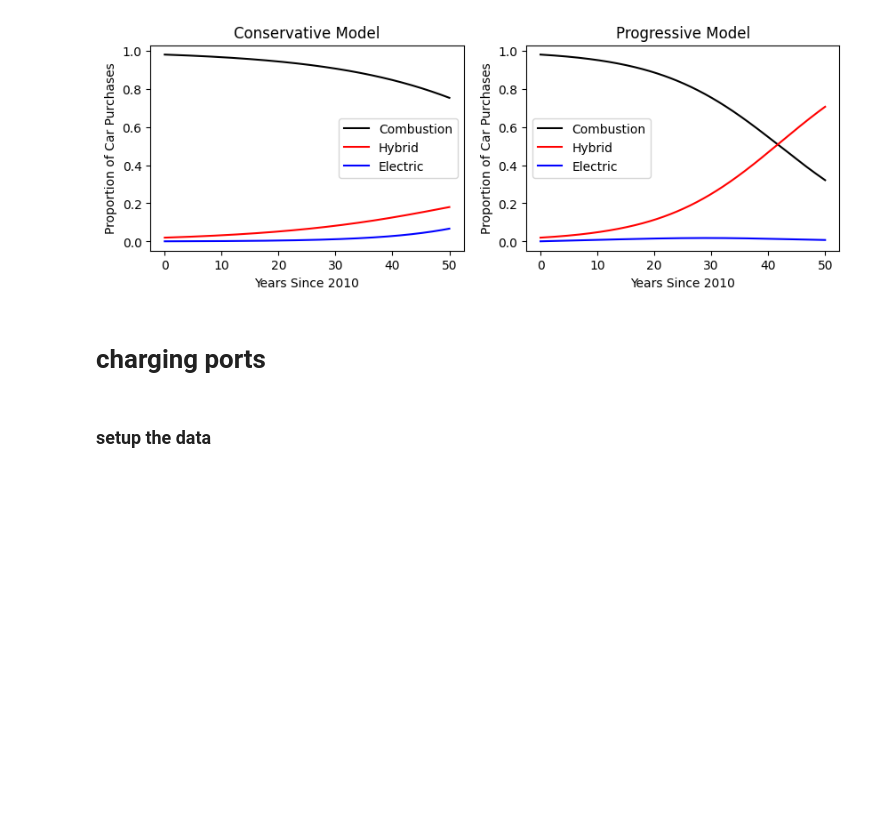
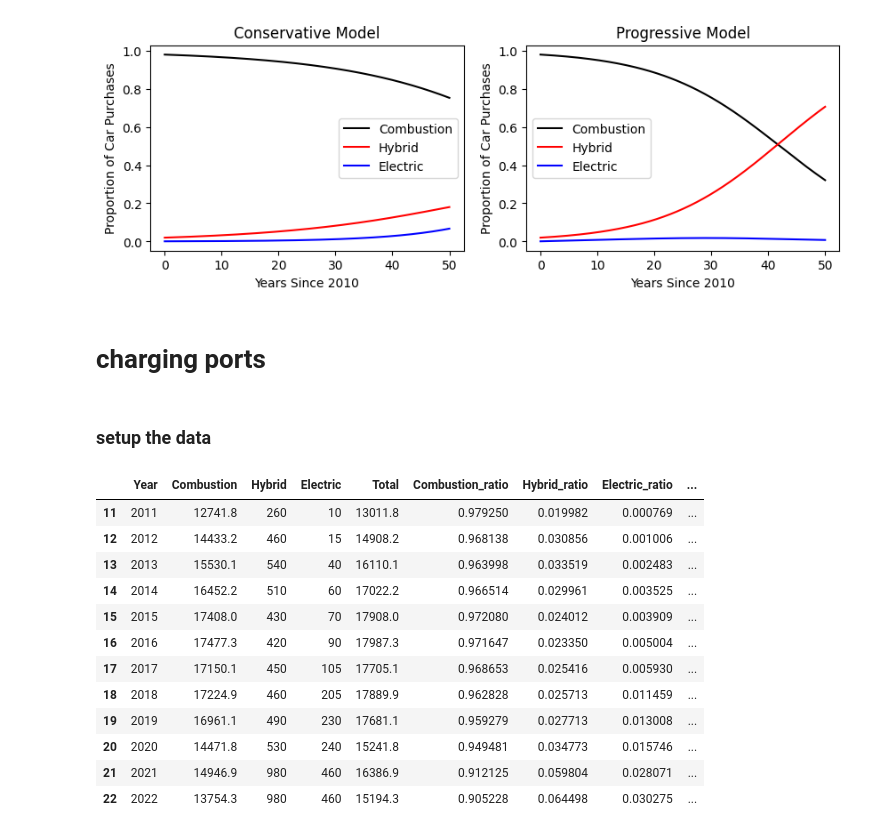
Before and after one commit to binDebug3/EVAdoption, a Jupyter notebook: ev_adoption_final.ipynb, the cells around one changed output. Drawn from its saved outputs; the diff is of its cells as text; code cells hidden in the pictures; blank space fills up the shorter version.

Commit message:
added charging ports stuff

```diff
--- a/ev_adoption_final.ipynb
+++ b/ev_adoption_final.ipynb
@@ -89,12 +91,36 @@ plt.show()
 # %%
 # load the charging data
 charging_df = pd.read_csv("data/charging.csv")
 
 # load the sales data
 sales_df = pd.read_csv("data/vehicle_sales_2000_2023.csv")
+
+# combine the charging stations data to the vehicle sales data based
+# on the year column
 sales_df = sales_df.merge(charging_df, on='Year', how='left')
+
+# since charging ports did not exist in the early years of sales, fill these with zeros
 sales_df['Charging Ports'] = sales_df['Charging Ports'].fillna(0).astype(float) / 1000
 sales_df['Station Locations'] = sales_df['Station Locations'].fillna(0).astype(float) / 1000
+
+# compute the station locations ratio
 sales_df['Station Locations Ratio'] = sales_df['Station Locations'] / sales_df['Total']
 
+# only consider years where there were electric vehicle sales and charging stations
 rel_sales_df = sales_df.loc[sales_df['Year'] >= 2011, :].copy()
+
+display(rel_sales_df)
+# %% [output]
+|  | Year | Combustion | Hybrid | Electric | Total | Combustion_ratio | Hybrid_ratio | Electric_ratio | ... |
+| 11 | 2011 | 12741.8 | 260 | 10 | 13011.8 | 0.979250 | 0.019982 | 0.000769 | ... |
+| 12 | 2012 | 14433.2 | 460 | 15 | 14908.2 | 0.968138 | 0.030856 | 0.001006 | ... |
+| 13 | 2013 | 15530.1 | 540 | 40 | 16110.1 | 0.963998 | 0.033519 | 0.002483 | ... |
+| 14 | 2014 | 16452.2 | 510 | 60 | 17022.2 | 0.966514 | 0.029961 | 0.003525 | ... |
+| 15 | 2015 | 17408.0 | 430 | 70 | 17908.0 | 0.972080 | 0.024012 | 0.003909 | ... |
+| 16 | 2016 | 17477.3 | 420 | 90 | 17987.3 | 0.971647 | 0.023350 | 0.005004 | ... |
+| 17 | 2017 | 17150.1 | 450 | 105 | 17705.1 | 0.968653 | 0.025416 | 0.005930 | ... |
+| 18 | 2018 | 17224.9 | 460 | 205 | 17889.9 | 0.962828 | 0.025713 | 0.011459 | ... |
+| 19 | 2019 | 16961.1 | 490 | 230 | 17681.1 | 0.959279 | 0.027713 | 0.013008 | ... |
+| 20 | 2020 | 14471.8 | 530 | 240 | 15241.8 | 0.949481 | 0.034773 | 0.015746 | ... |
+| 21 | 2021 | 14946.9 | 980 | 460 | 16386.9 | 0.912125 | 0.059804 | 0.028071 | ... |
+| 22 | 2022 | 13754.3 | 980 | 460 | 15194.3 | 0.905228 | 0.064498 | 0.030275 | ... |
```
Also changed, not shown: parts of 2 cells of this notebook.
